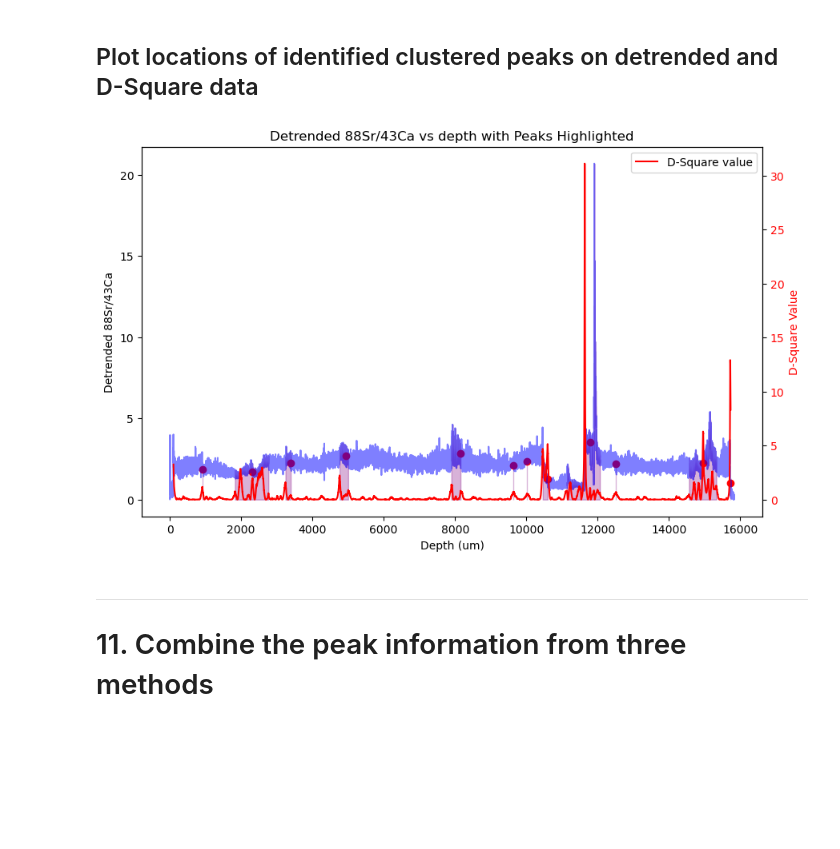
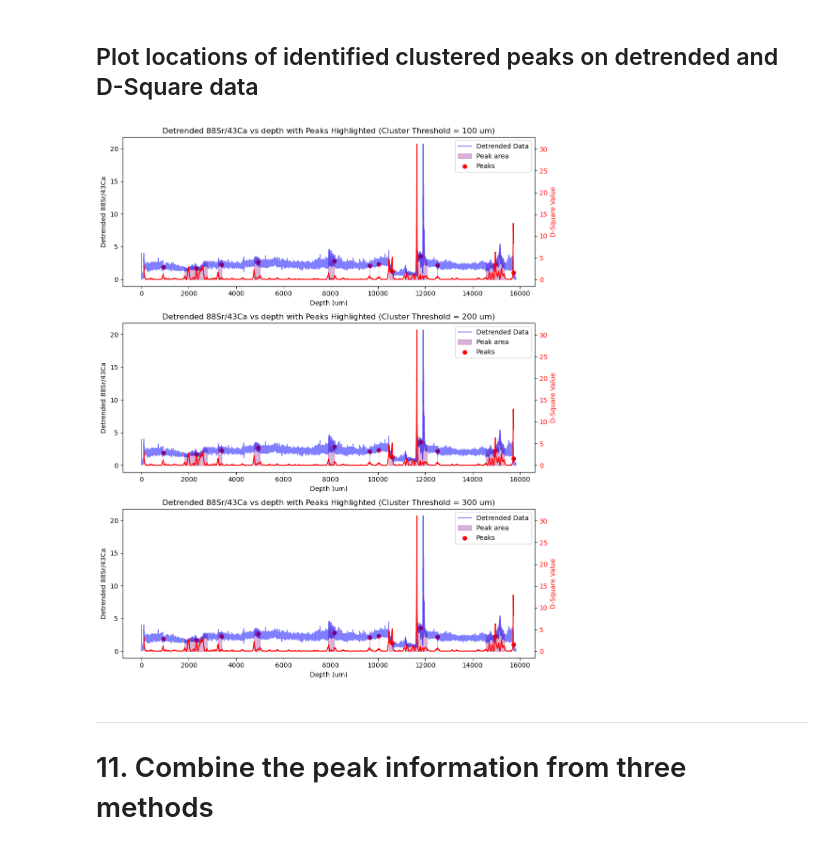
Before and after one commit to nielsjdewinter/Cleanalyze_python, a Jupyter notebook: Cleanalyze_G691_int.ipynb, the cells around one changed output. Drawn from its saved outputs; the diff is of its cells as text; code cells hidden in the pictures; blank space fills up the shorter version.

```diff
--- a/Cleanalyze_G691_int.ipynb
+++ b/Cleanalyze_G691_int.ipynb
@@ -558,31 +749,61 @@ Peak 11: Depth = 14563 - 15332 um with maximum at 14959 um, Proxy value = 2.24 m
 Peak 12: Depth = 15720 - 15720 um with maximum at 15720 um, Proxy value = 1.03 mmol/mol
 # %% [markdown]
 ## Plot locations of identified clustered peaks on detrended and D-Square data
-# %%
-plt.figure(figsize = (10, 6))
-
-plt.plot(ts3['depth'], ts2_clean['proxy_filtered'], label = 'Detrended Data', color = 'blue', alpha = 0.5)  # Plot the detrended data
-
-# Shade the area under the Gaussian filter curve for the full width of the peaks
-for i in range(len(pks3ac_depth)):
-    plt.fill_between(ts2['depth'], 0, ts2_clean['proxy_filtered'], where = (ts2['depth'] >= pks3ac_depth_left[i]) & (ts2['depth'] <= pks3ac_depth_right[i]), color = 'purple', alpha = 0.3, label = 'Peak area' if i == 0 else "")
-
-# Plot the peaks
-plt.scatter(pks3ac_depth, pks3ac_proxy, color = 'red', label = 'Peaks')
-
-plt.xlabel('Depth (um)')
-plt.ylabel('Detrended ' + proxy)
-
-ax2 = plt.gca().twinx()  # Create a twin y-axis sharing the same x-axis
-ax2.plot(ts2['depth'], DSqa, label = 'D-Square value', color = 'red')  # Plot the D-Square values
-ax2.set_ylabel('D-Square Value', color = 'red')  # Set the label for the right y-axis
-ax2.tick_params(axis = 'y', labelcolor = 'red')  # Set the tick parameters for the right y-axis
-
-plt.title(f'Detrended {proxy} vs depth with Peaks Highlighted')
-plt.legend()
-plt.show()
-# %% [output]
-[figure, removed]
+# %%
+# Three panel plot comparing the three cluster-reduced D-SQUARE results
+fig, (ax1, ax2, ax3) = plt.subplots(3, 1, figsize=(10, 12))
+
+# Plot for cluster threshold = 100 um
+ax1.plot(ts3['depth'], ts2_clean['proxy_filtered'], label='Detrended Data', color='blue', alpha=0.5)
+for i in range(len(pks3ac_100_depth)):
+    ax1.fill_between(ts2['depth'], 0, ts2_clean['proxy_filtered'],
+                     where=(ts2['depth'] >= pks3ac_100_depth_left[i]) & (ts2['depth'] <= pks3ac_100_depth_right[i]),
+                     color='purple', alpha=0.3, label='Peak area' if i == 0 else "")
+ax1.scatter(pks3ac_100_depth, pks3ac_100_proxy, color='red', label='Peaks')
+ax1.set_xlabel('Depth (um)')
+ax1.set_ylabel('Detrended ' + proxy)
+ax1_twin = ax1.twinx()
+ax1_twin.plot(ts2['depth'], DSqa, label='D-Square value', color='red')
+ax1_twin.set_ylabel('D-Square Value', color='red')
+ax1_twin.tick_params(axis='y', labelcolor='red')
+ax1.set_title(f'Detrended {proxy} vs depth with Peaks Highlighted (Cluster Threshold = 100 um)')
+ax1.legend()
+
+# Plot for cluster threshold = 200 um
+ax2.plot(ts3['depth'], ts2_clean['proxy_filtered'], label='Detrended Data', color='blue', alpha=0.5)
+for i in range(len(pks3ac_depth)):
+    ax2.fill_between(ts2['depth'], 0, ts2_clean['proxy_filtered'],
+                     where=(ts2['depth'] >= pks3ac_depth_left[i]) & (ts2['depth'] <= pks3ac_depth_right[i]),
+                     color='purple', alpha=0.3, label='Peak area' if i == 0 else "")
+ax2.scatter(pks3ac_depth, pks3ac_proxy, color='red', label='Peaks')
+ax2.set_xlabel('Depth (um)')
+ax2.set_ylabel('Detrended ' + proxy)
+ax2_twin = ax2.twinx()
+ax2_twin.plot(ts2['depth'], DSqa, label='D-Square value', color='red')
+ax2_twin.set_ylabel('D-Square Value', color='red')
+ax2_twin.tick_params(axis='y', labelcolor='red')
+ax2.set_title(f'Detrended {proxy} vs depth with Peaks Highlighted (Cluster Threshold = 200 um)')
+ax2.legend()
+
+# Plot for cluster threshold = 300 um
+ax3.plot(ts3['depth'], ts2_clean['proxy_filtered'], label='Detrended Data', color='blue', alpha=0.5)
+for i in range(len(pks3ac_300_depth)):
+    ax3.fill_between(ts2['depth'], 0, ts2_clean['proxy_filtered'],
+                     where=(ts2['depth'] >= pks3ac_300_depth_left[i]) & (ts2['depth'] <= pks3ac_300_depth_right[i]),
+                     color='purple', alpha=0.3, label='Peak area' if i == 0 else "")
+ax3.scatter(pks3ac_300_depth, pks3ac_300_proxy, color='red', label='Peaks')
+ax3.set_xlabel('Depth (um)')
+ax3.set_ylabel('Detrended ' + proxy)
+ax3_twin = ax3.twinx()
+ax3_twin.plot(ts2['depth'], DSqa, label='D-Square value', color='red')
+ax3_twin.set_ylabel('D-Square Value', color='red')
+ax3_twin.tick_params(axis='y', labelcolor='red')
+ax3.set_title(f'Detrended {proxy} vs depth with Peaks Highlighted (Cluster Threshold = 300 um)')
+ax3.legend()
+plt.tight_layout()
+plt.show()
+# %% [output]
+[figure, added]
 # %% [markdown]
 ---
 # 11. Combine the peak information from three methods
```
Also changed, not shown: parts of 4 cells of this notebook, 13 other files.
